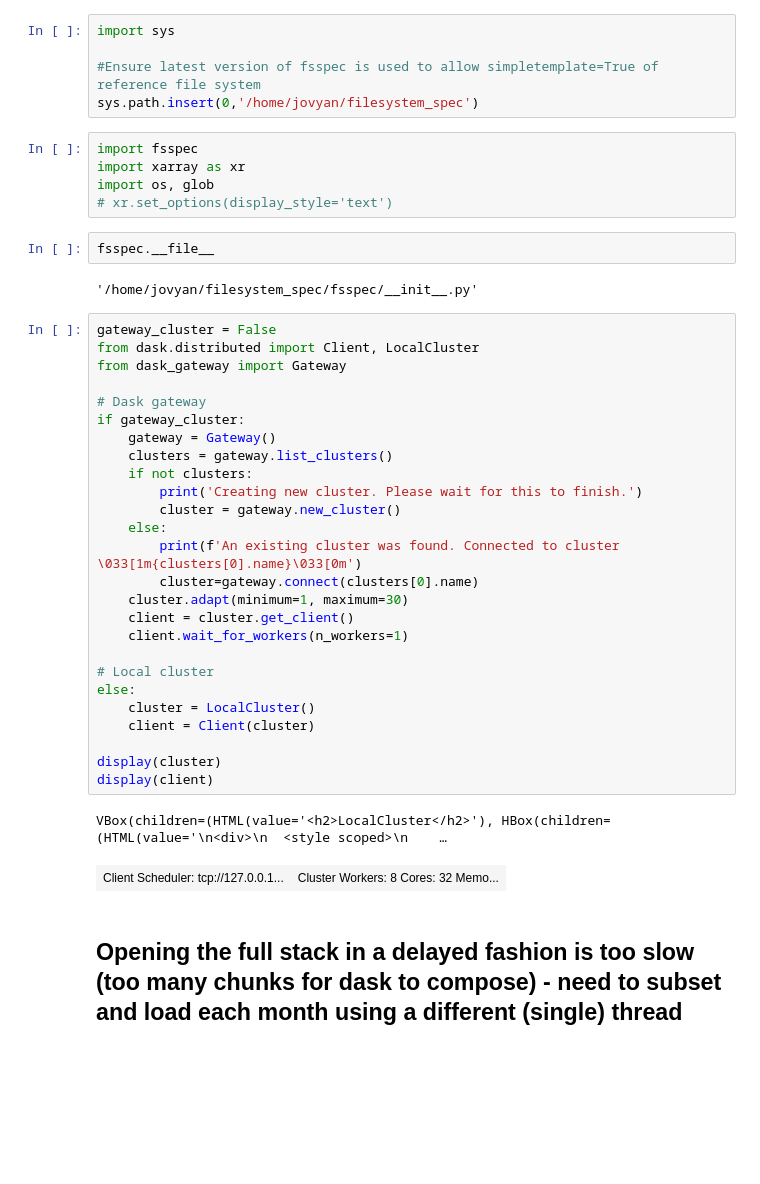
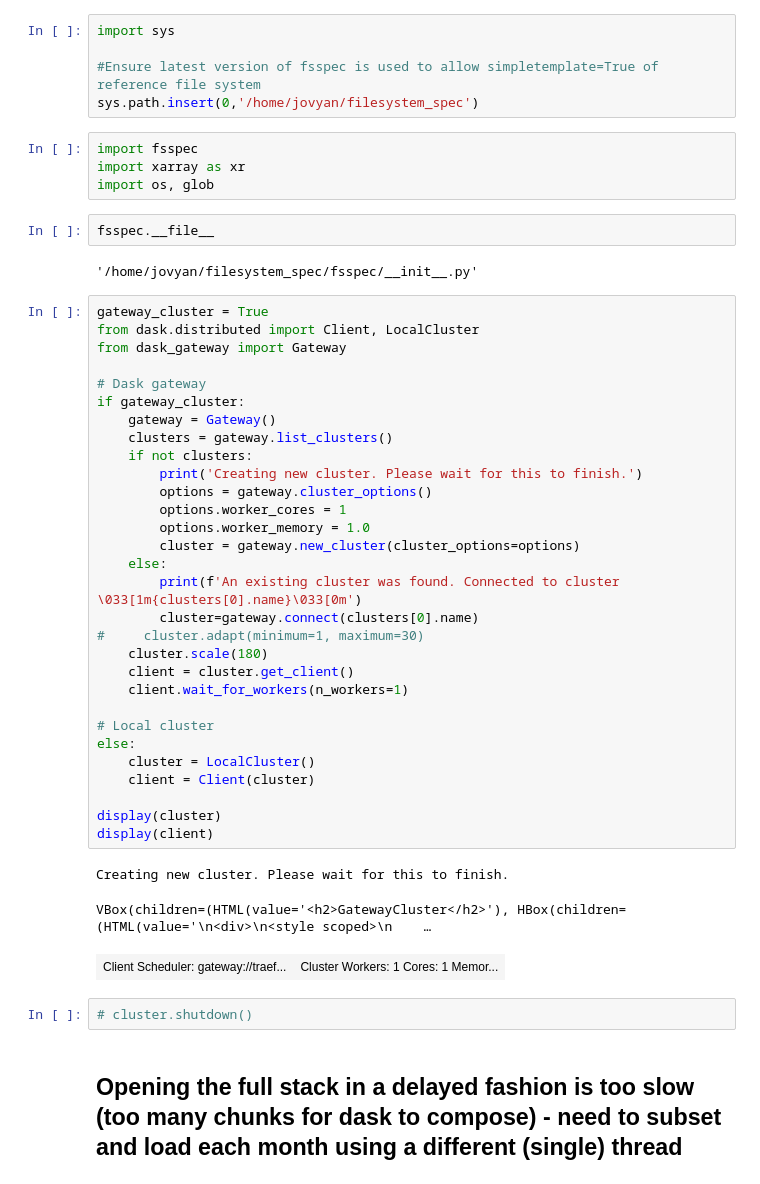
Before and after one commit to aodn/pixeldrill, a Jupyter notebook: notebooks/access_via_aggindex.ipynb, the cells around one changed output. Cells and saved outputs as stored; diff of their text form; blank space fills up the shorter version.

```diff
--- a/notebooks/access_via_aggindex.ipynb
+++ b/notebooks/access_via_aggindex.ipynb
@@ -9,40 +9,46 @@ sys.path.insert(0,'/home/jovyan/filesystem_spec')
 import fsspec
 import xarray as xr
 import os, glob
-# xr.set_options(display_style='text')
 # %%
 fsspec.__file__
 # %% [output]
 '/home/jovyan/filesystem_spec/fsspec/__init__.py'
 # %%
-gateway_cluster = False
+gateway_cluster = True
 from dask.distributed import Client, LocalCluster
 from dask_gateway import Gateway
 
 # Dask gateway
 if gateway_cluster:
     gateway = Gateway()
     clusters = gateway.list_clusters()
     if not clusters:
         print('Creating new cluster. Please wait for this to finish.')
-        cluster = gateway.new_cluster()
+        options = gateway.cluster_options()
+        options.worker_cores = 1
+        options.worker_memory = 1.0
+        cluster = gateway.new_cluster(cluster_options=options)
     else:
         print(f'An existing cluster was found. Connected to cluster \033[1m{clusters[0].name}\033[0m')
         cluster=gateway.connect(clusters[0].name)
-    cluster.adapt(minimum=1, maximum=30)
+#     cluster.adapt(minimum=1, maximum=30)
+    cluster.scale(180)
     client = cluster.get_client()
     client.wait_for_workers(n_workers=1)
 
 # Local cluster
 else:
     cluster = LocalCluster()
     client = Client(cluster)
 
 display(cluster)
 display(client)
 # %% [output]
-VBox(children=(HTML(value='<h2>LocalCluster</h2>'), HBox(children=(HTML(value='\n<div>\n  <style scoped>\n    …
+Creating new cluster. Please wait for this to finish.
+VBox(children=(HTML(value='<h2>GatewayCluster</h2>'), HBox(children=(HTML(value='\n<div>\n<style scoped>\n    …
-| Client Scheduler: tcp://127.0.0.1... | Cluster Workers: 8 Cores: 32 Memo... |
+| Client Scheduler: gateway://traef... | Cluster Workers: 1 Cores: 1 Memor... |
+# %%
+# cluster.shutdown()
 # %% [markdown]
 ## Opening the full stack in a delayed fashion is too slow (too many chunks for dask to compose) - need to subset and load each month using a different (single) thread
 # %%
```
Also changed, not shown: parts of 21 cells of this notebook, 1 other file.
